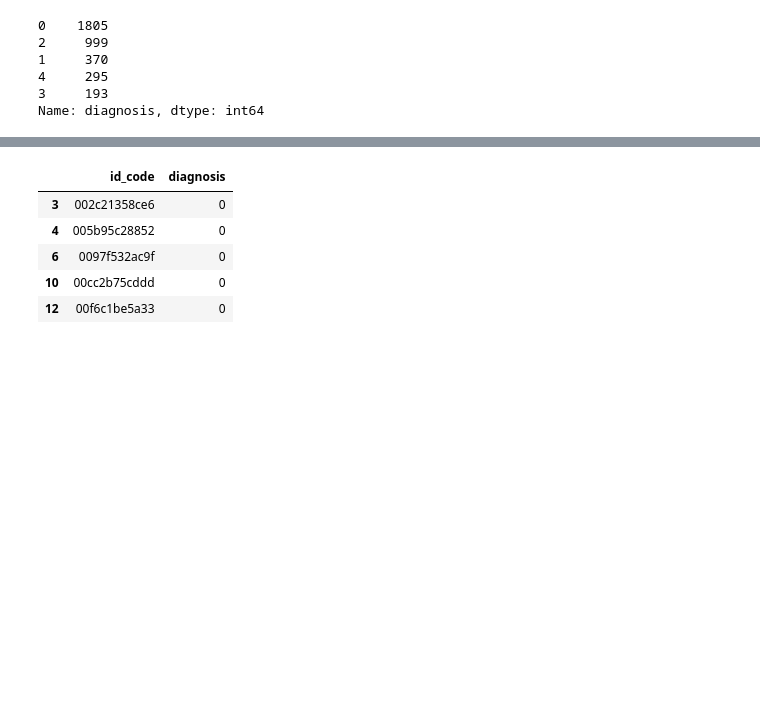
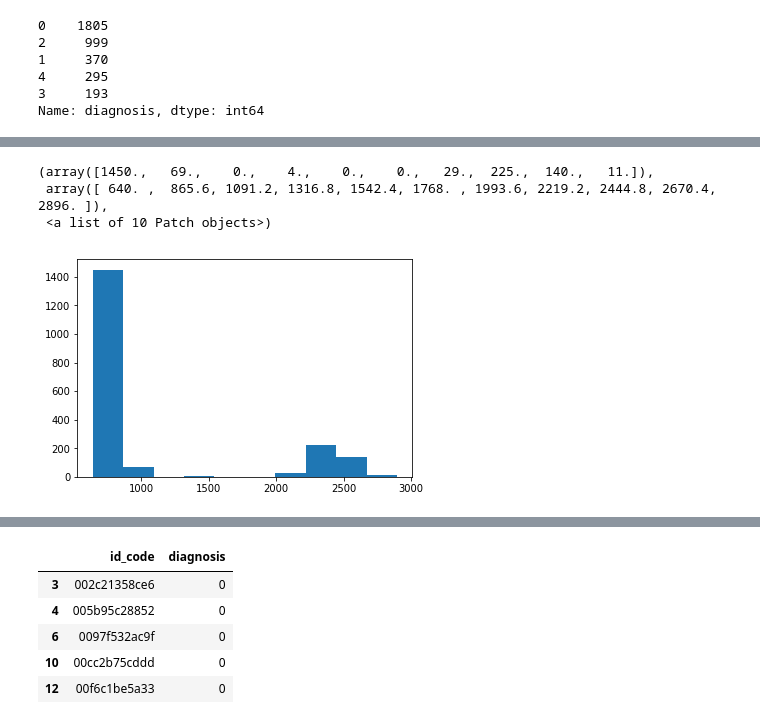
Before and after one commit to dipam7/deep_learning_for_healthcare, a Jupyter notebook: Blindness_detection/basic-exploration.ipynb, the cells around one changed output, grey strips where cells are left out. Cells and saved outputs as stored; diff of their text form; code cells hidden in the pictures; blank space fills up the shorter version.

```diff
--- a/Blindness_detection/basic-exploration.ipynb
+++ b/Blindness_detection/basic-exploration.ipynb
@@ -72,0 +112,3 @@ sns.countplot(df['diagnosis'])
+# %%
+size_df_test = get_image_sizes('test_images')
+size_df_test.head()
@@ -72,0 +129,7 @@ sns.countplot(df['diagnosis'])
+# %%
+plt.hist(size_df_test['height'])
+# %% [output]
+(array([1450.,   69.,    0.,    4.,    0.,    0.,   29.,  225.,  140.,   11.]),
+ array([ 640. ,  865.6, 1091.2, 1316.8, 1542.4, 1768. , 1993.6, 2219.2, 2444.8, 2670.4, 2896. ]),
+ <a list of 10 Patch objects>)
+[figure, added]
```
Also changed, not shown: parts of 22 cells of this notebook.
